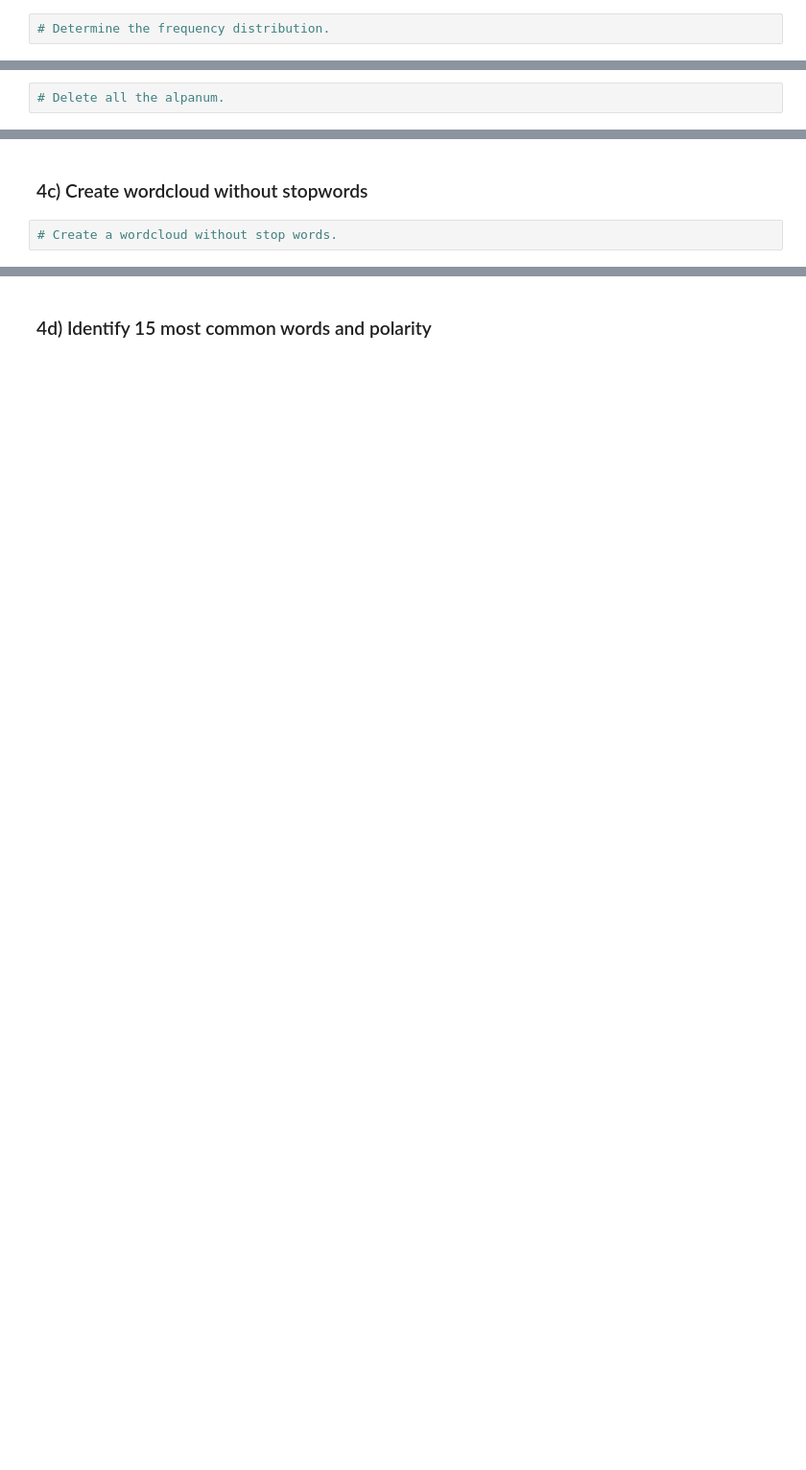
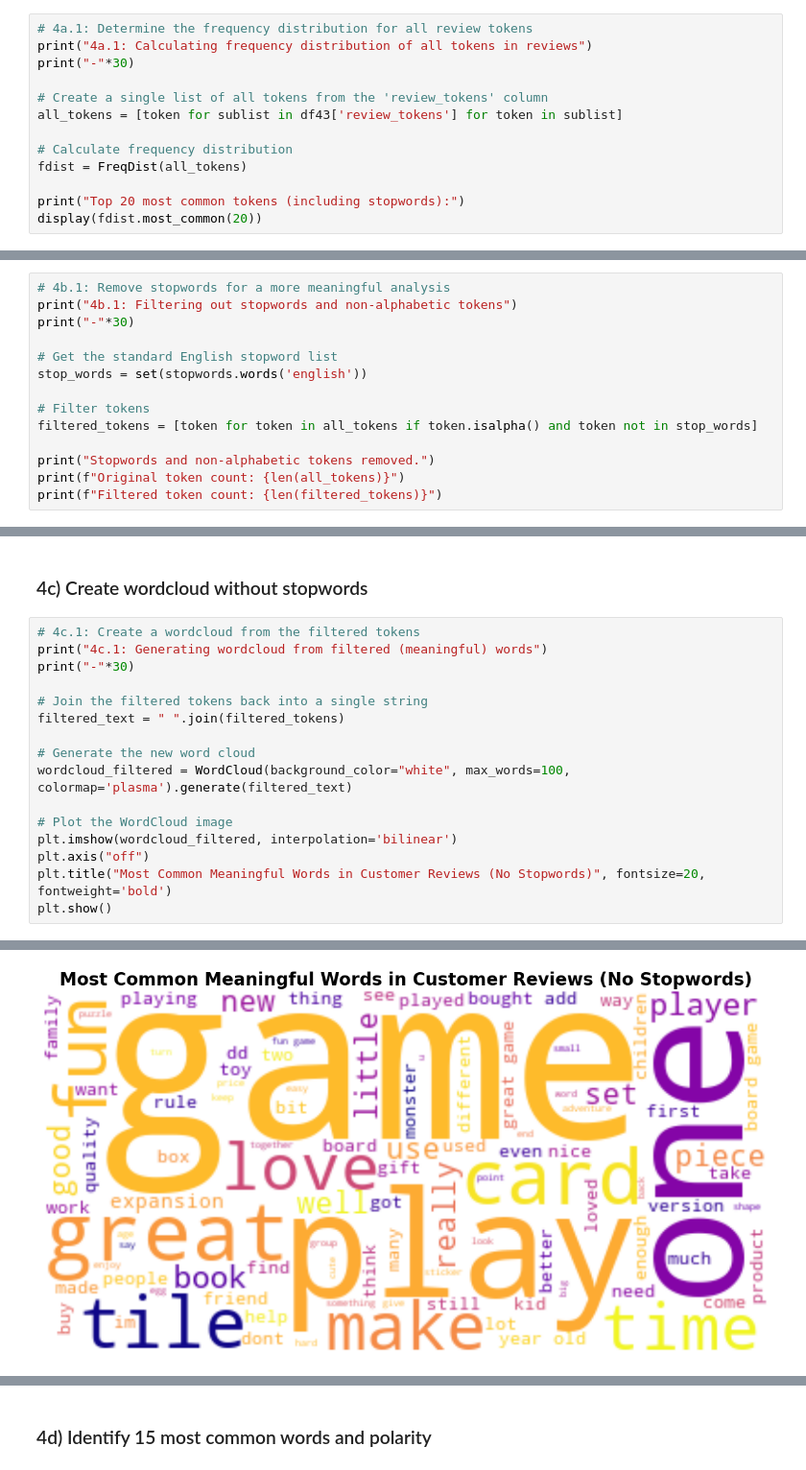
Before and after one commit to totoberni/LSE_DA301_BP, a Jupyter notebook: Python/Berni_Alberto_DA301_Assignment_Notebook.ipynb, the cells around one changed output, grey strips where cells are left out. Shown at 96% size. Drawn from its saved outputs; the diff is of its cells as text; blank space fills up the shorter version.

```diff
--- a/Python/Berni_Alberto_DA301_Assignment_Notebook.ipynb
+++ b/Python/Berni_Alberto_DA301_Assignment_Notebook.ipynb
@@ -1688,4 +1834,15 @@ warnings.filterwarnings('ignore')
 ## 4. Frequency distribution and polarity
 ### 4a) Create frequency distribution
 # %%
-# Determine the frequency distribution.
+# 4a.1: Determine the frequency distribution for all review tokens
+print("4a.1: Calculating frequency distribution of all tokens in reviews")
+print("-"*30)
+
+# Create a single list of all tokens from the 'review_tokens' column
+all_tokens = [token for sublist in df43['review_tokens'] for token in sublist]
+
+# Calculate frequency distribution
+fdist = FreqDist(all_tokens)
+
+print("Top 20 most common tokens (including stopwords):")
+display(fdist.most_common(20))
@@ -1692,4 +1873,16 @@ warnings.filterwarnings('ignore')
 # %% [markdown]
 ### 4b) Remove alphanumeric characters and stopwords
 # %%
-# Delete all the alpanum.
+# 4b.1: Remove stopwords for a more meaningful analysis
+print("4b.1: Filtering out stopwords and non-alphabetic tokens")
+print("-"*30)
+
+# Get the standard English stopword list
+stop_words = set(stopwords.words('english'))
+
+# Filter tokens
+filtered_tokens = [token for token in all_tokens if token.isalpha() and token not in stop_words]
+
+print("Stopwords and non-alphabetic tokens removed.")
+print(f"Original token count: {len(all_tokens)}")
+print(f"Filtered token count: {len(filtered_tokens)}")
@@ -1698,4 +1895,19 @@ warnings.filterwarnings('ignore')
 # %% [markdown]
 ### 4c) Create wordcloud without stopwords
 # %%
-# Create a wordcloud without stop words.
+# 4c.1: Create a wordcloud from the filtered tokens
+print("4c.1: Generating wordcloud from filtered (meaningful) words")
+print("-"*30)
+
+# Join the filtered tokens back into a single string
+filtered_text = " ".join(filtered_tokens)
+
+# Generate the new word cloud
+wordcloud_filtered = WordCloud(background_color="white", max_words=100, colormap='plasma').generate(filtered_text)
+
+# Plot the WordCloud image
+plt.imshow(wordcloud_filtered, interpolation='bilinear')
+plt.axis("off")
+plt.title("Most Common Meaningful Words in Customer Reviews (No Stopwords)", fontsize=20, fontweight='bold')
+plt.show()
+# %% [output]
@@ -1701,0 +1916 @@ warnings.filterwarnings('ignore')
+[figure, added]
```
Also changed, not shown: parts of 32 cells of this notebook.
